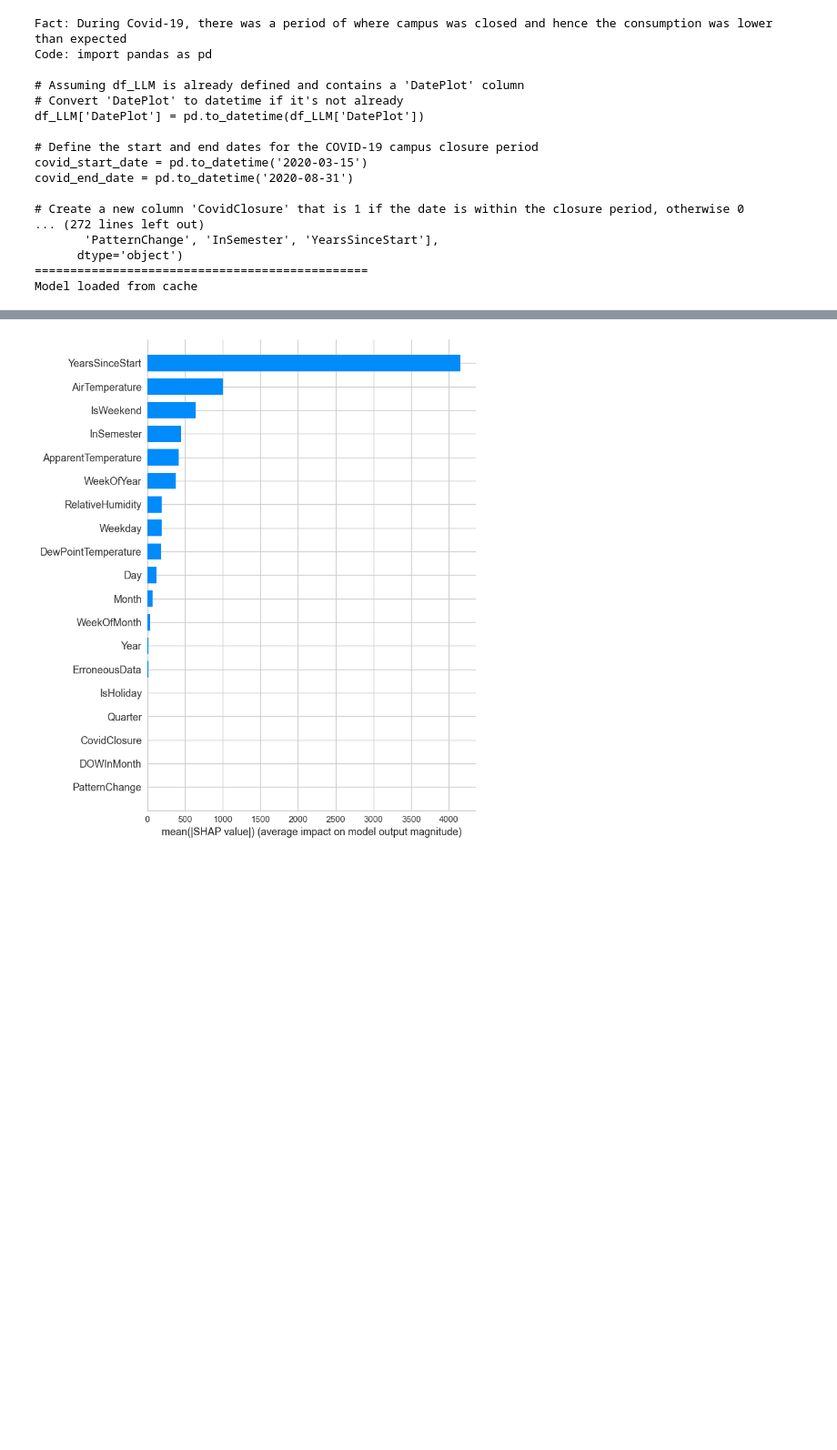
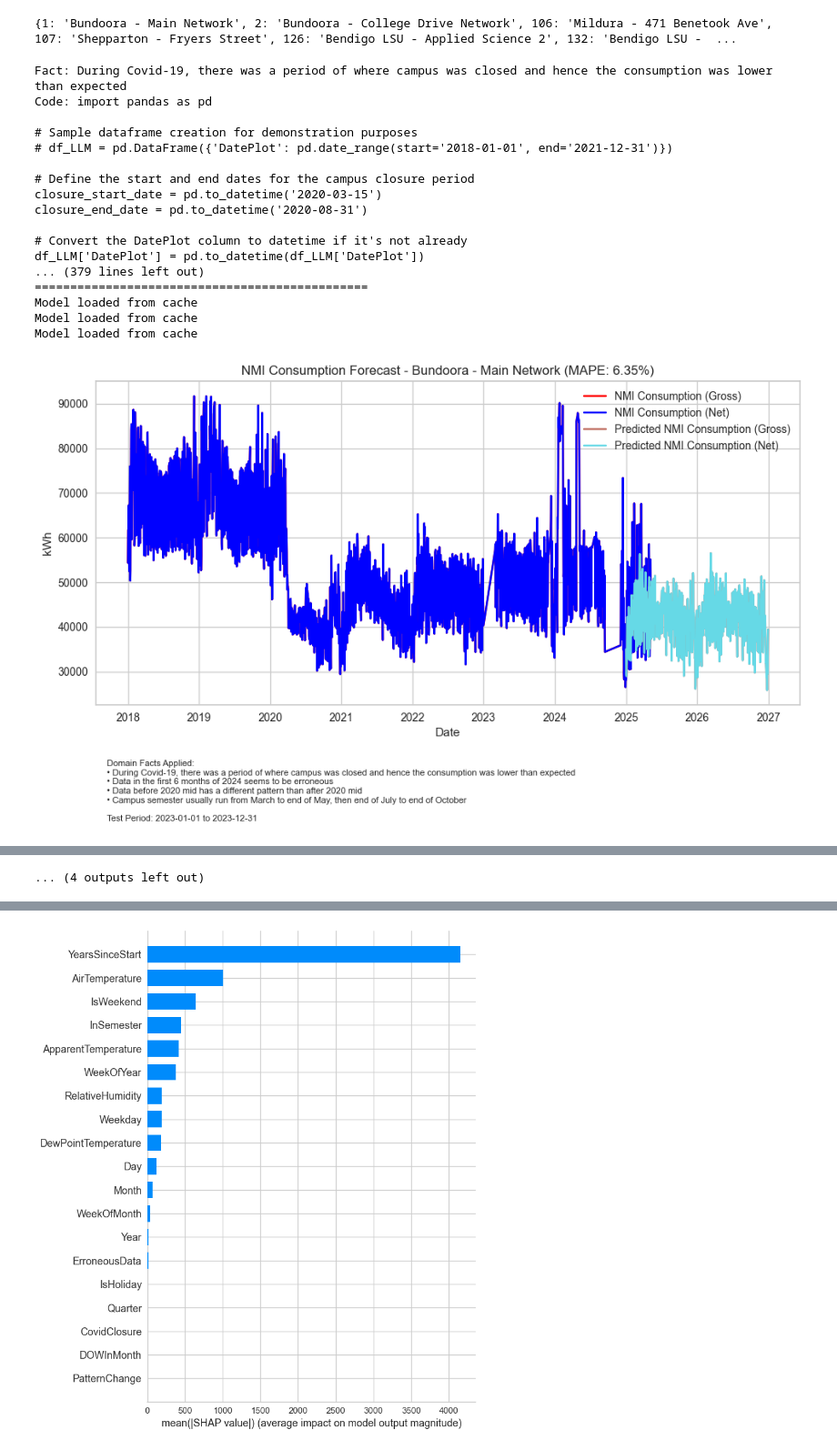
Before and after one commit to vidurayashan/BaselineLLM, a Jupyter notebook: train.ipynb, the cells around one changed output, grey strips where cells are left out. Shown at 91% size. Cells and saved outputs as stored; diff of their text form; code cells hidden in the pictures; blank space fills up the shorter version.

```diff
--- a/train.ipynb
+++ b/train.ipynb
@@ -32,47 +32,92 @@ def get_all_meter_details():
     return meter_dict, campus_dict
 # %%
 meter_dict, campus_dict = get_all_meter_details()
+print(meter_dict)
+# %% [output]
+{1: 'Bundoora - Main Network', 2: 'Bundoora - College Drive Network', 106: 'Mildura - 471 Benetook Ave', 107: 'Shepparton - Fryers Street', 126: 'Bendigo LSU - Applied Science 2', 132: 'Bendigo LSU -  ...
 # %%
 import json
+import matplotlib.pyplot as plt
+
 with open('metadata/facts.json', 'r') as f:
     facts_data = json.load(f)
 
 with open('metadata/train_test_split.json', 'r') as f:
     test_split_data = json.load(f)
 
 
 USE_FACTS = True
 
-# for nmi_id, nmi_name in meter_dict.items():
-for i in range(1,2):
-    nmi_id = 2
+for nmi_id, nmi_name in meter_dict.items():
+# for i in range(1,2):
+    # nmi_id = 107
     campus_key = campus_dict[nmi_id]
     start_date = '20180101'
     end_date   = '20250601'
 
     # Get facts for the current campus
     facts = facts_data.get(str(nmi_id), [])
     test_split = test_split_data.get(str(nmi_id), {})
 
     if USE_FACTS:
         model, mape_test, df_nmi_X, df_nmi_Y, df_future_dates, y_pred, df_LLM, df_LLM_future = load_data(nmi_id, start_date, end_date, facts=facts, test_dates=test_split)
     else:
         model, mape_test, df_nmi_X, df_nmi_Y, df_future_dates, y_pred, _, _ = load_data(nmi_id, start_date, end_date, test_dates=test_split)
+
+
+    fig, ax = plt.subplots(figsize=(10, 6))
+
+    ax.plot(df_nmi_Y['DatePlot'], df_nmi_Y['consumption'], label='NMI Consumption (Gross)', color='red')
+    ax.plot(df_nmi_Y['DatePlot'], df_nmi_Y['metered_consumption'], label='NMI Consumption (Net)', color='blue')
+    ax.plot(df_future_dates['DatePlot'], y_pred, label='Predicted NMI Consumption (Gross)', color=(0.75, 0.43, 0.38))
+    ax.plot(
+        df_future_dates['DatePlot'],
+        y_pred ,
+        color=(0.4, 0.85, 0.9),
+        label='Predicted NMI Consumption (Net)'
+    )
+
+    ax.set_title(f"NMI Consumption Forecast - {meter_dict[nmi_id]} (MAPE: {mape_test:.2%})")
+    ax.set_xlabel("Date")
+    ax.set_ylabel("kWh")
+    ax.legend()
+    ax.grid(True)
+
+    # Add facts and test dates information at the bottom of the plot
+    info_text = ""
+    if USE_FACTS and facts:
+        info_text += "Domain Facts Applied:\n" + "\n".join([f"• {fact}" for fact in facts])
+    else:
+        info_text += "Domain Facts: Disabled"
+
+    if test_split:
+        test_start = str(test_split.get('test_start_date', ''))
+        test_end = str(test_split.get('test_end_date', ''))
+        if test_start and test_end:
+            # Format dates for display
+            test_start_formatted = f"{test_start[:4]}-{test_start[4:6]}-{test_start[6:]}"
+            test_end_formatted = f"{test_end[:4]}-{test_end[4:6]}-{test_end[6:]}"
+            info_text += f"\n\nTest Period: {test_start_formatted} to {test_end_formatted}"
+
+    plt.figtext(0.1, 0, info_text, fontsize=8, wrap=True, ha='left', va='bottom')
+    plt.tight_layout()
+    plt.subplots_adjust(bottom=0.25)
 # %% [output]
 Fact: During Covid-19, there was a period of where campus was closed and hence the consumption was lower than expected
 Code: import pandas as pd
 
-# Assuming df_LLM is already defined and contains a 'DatePlot' column
-# Convert 'DatePlot' to datetime if it's not already
+# Sample dataframe creation for demonstration purposes
+# df_LLM = pd.DataFrame({'DatePlot': pd.date_range(start='2018-01-01', end='2021-12-31')})
+
+# Define the start and end dates for the campus closure period
+closure_start_date = pd.to_datetime('2020-03-15')
+closure_end_date = pd.to_datetime('2020-08-31')
+
+# Convert the DatePlot column to datetime if it's not already
 df_LLM['DatePlot'] = pd.to_datetime(df_LLM['DatePlot'])
-
-# Define the start and end dates for the COVID-19 campus closure period
-covid_start_date = pd.to_datetime('2020-03-15')
-covid_end_date = pd.to_datetime('2020-08-31')
-
-# Create a new column 'CovidClosure' that is 1 if the date is within the closure period, otherwise 0
-... (272 lines left out)
-       'PatternChange', 'InSemester', 'YearsSinceStart'],
-      dtype='object')
+... (379 lines left out)
 ===============================================
 Model loaded from cache
+Model loaded from cache
+Model loaded from cache
+[figure, added]
@@ -78,0 +134 @@ Model loaded from cache
+... (4 outputs left out)
```
Also changed, not shown: parts of 4 cells of this notebook, 3 other files.
